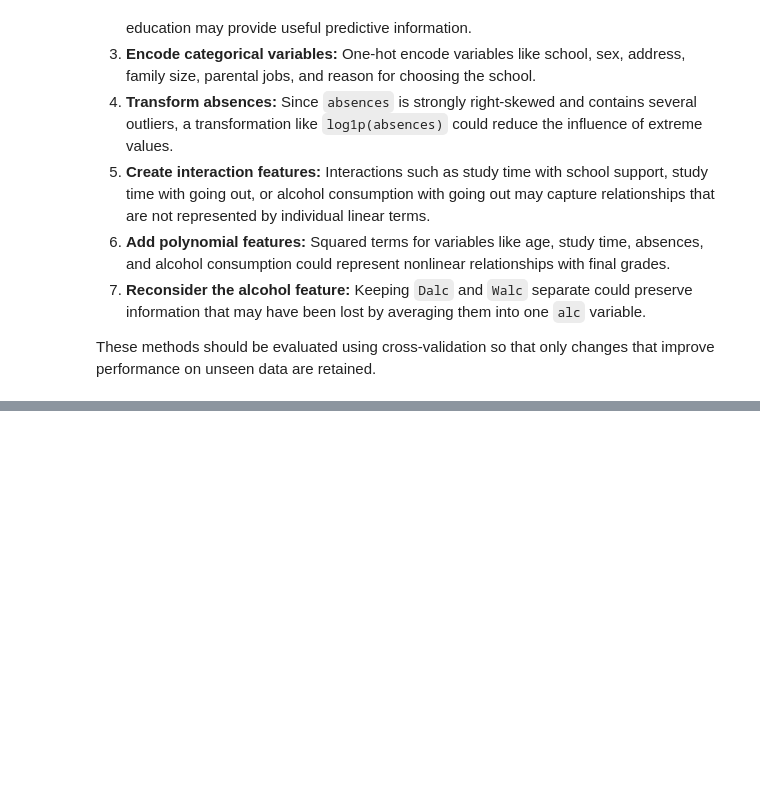
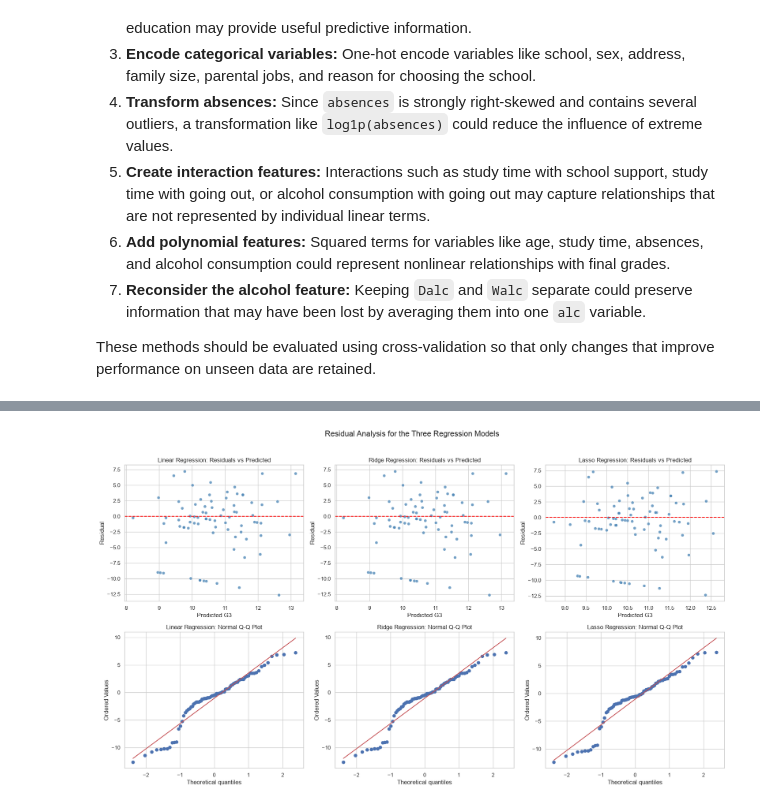
Before and after one commit to manvsatish/dsci-552-midterm, a Jupyter notebook: notebook/Satish_Manvika_Midterm.ipynb, the cells around one changed output, grey strips where cells are left out. Cells and saved outputs as stored; diff of their text form; code cells hidden in the pictures; blank space fills up the shorter version.

Commit message:
conclusion and residual analysis

```diff
--- a/notebook/Satish_Manvika_Midterm.ipynb
+++ b/notebook/Satish_Manvika_Midterm.ipynb
@@ -525,0 +531,21 @@ These methods should be evaluated using cross-validation so that only changes th
+# %%
+figure, axes = plt.subplots(2, 3, figsize=(18, 10))
+for column_index, (model_name, predictions) in enumerate(model_predictions.items()):
+    residuals = y_test - predictions
+
+    # residuals vs predicted values
+    sns.scatterplot(x=predictions, y=residuals, ax=axes[0, column_index], color="steelblue", alpha=0.75)
+    axes[0, column_index].axhline(y=0, color="red", linestyle="--")
+    axes[0, column_index].set_title(f"{model_name}: Residuals vs Predicted")
+    axes[0, column_index].set_xlabel("Predicted G3")
+    axes[0, column_index].set_ylabel("Residual")
+
+    # normal qq plot of the residuals
+    stats.probplot(residuals, dist="norm", plot=axes[1, column_index])
+    axes[1, column_index].set_title(f"{model_name}: Normal Q-Q Plot")
+
+figure.suptitle("Residual Analysis for the Three Regression Models", fontsize=16, y=1.02)
+plt.tight_layout()
+plt.show()
+# %% [output]
+[figure, added]
```
Also changed, not shown: parts of 3 cells of this notebook.
